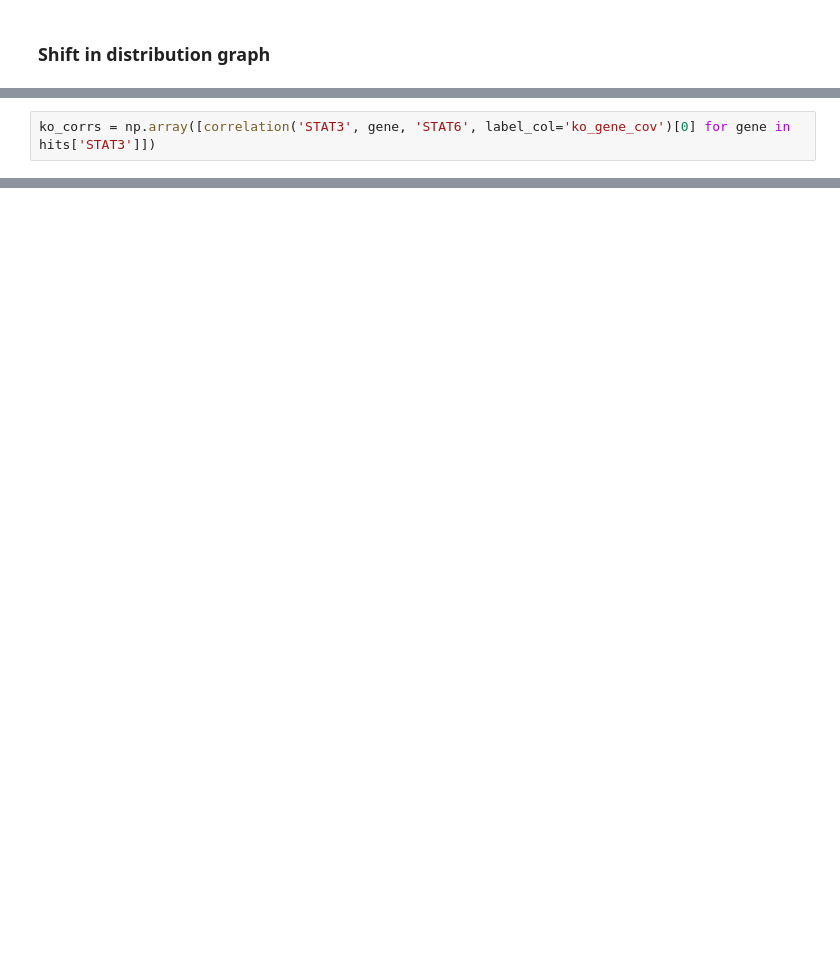
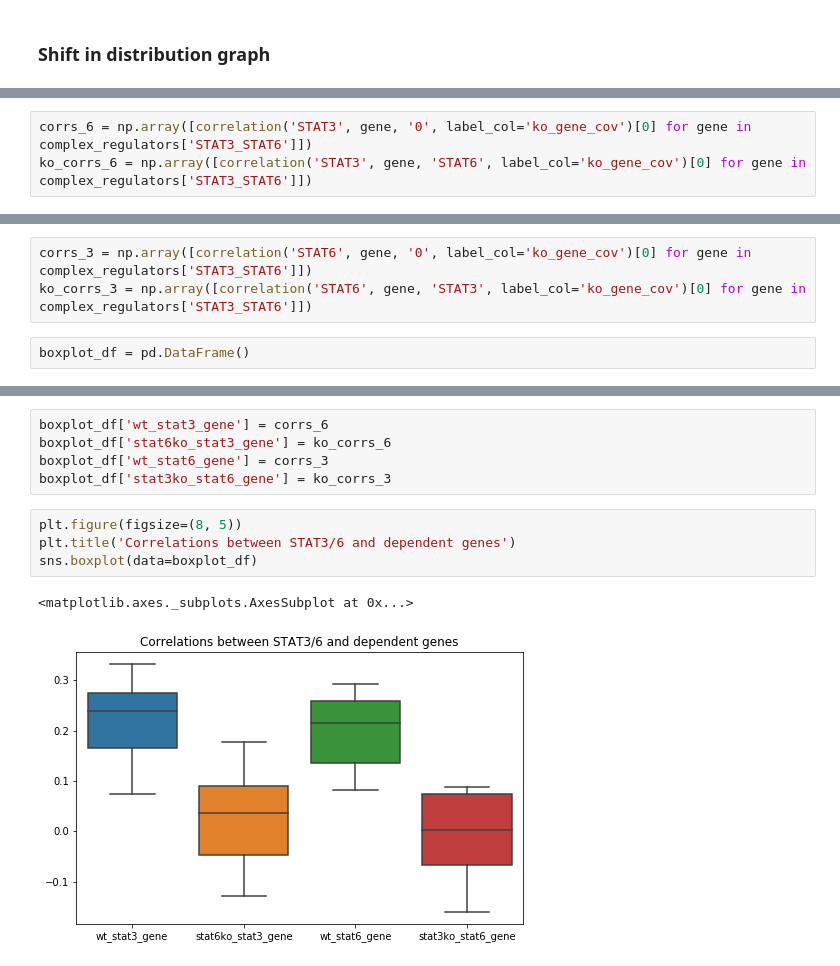
Before and after one commit to mincheoly/scVI-extensions, a Jupyter notebook: notebooks/covariance_screening.ipynb, the cells around one changed output, grey strips where cells are left out. Saved outputs shown, nothing was run; the diff lists cells and outputs as text; blank space fills up the shorter version.

```diff
--- a/notebooks/covariance_screening.ipynb
+++ b/notebooks/covariance_screening.ipynb
@@ -342,2 +409,3 @@ corrs = np.array([correlation('STAT3', gene, '0', label_col='ko_gene_cov')[0] fo
 # %%
-ko_corrs = np.array([correlation('STAT3', gene, 'STAT6', label_col='ko_gene_cov')[0] for gene in hits['STAT3']])
+corrs_6 = np.array([correlation('STAT3', gene, '0', label_col='ko_gene_cov')[0] for gene in complex_regulators['STAT3_STAT6']])
+ko_corrs_6 = np.array([correlation('STAT3', gene, 'STAT6', label_col='ko_gene_cov')[0] for gene in complex_regulators['STAT3_STAT6']])
@@ -351,0 +412,5 @@ plt.savefig('/Users/mincheolkim/Documents/correlation_distribution_shift.png')
+# %%
+corrs_3 = np.array([correlation('STAT6', gene, '0', label_col='ko_gene_cov')[0] for gene in complex_regulators['STAT3_STAT6']])
+ko_corrs_3 = np.array([correlation('STAT6', gene, 'STAT3', label_col='ko_gene_cov')[0] for gene in complex_regulators['STAT3_STAT6']])
+# %%
+boxplot_df = pd.DataFrame()
@@ -351,0 +431,12 @@ plt.savefig('/Users/mincheolkim/Documents/correlation_distribution_shift.png')
+# %%
+boxplot_df['wt_stat3_gene'] = corrs_6
+boxplot_df['stat6ko_stat3_gene'] = ko_corrs_6
+boxplot_df['wt_stat6_gene'] = corrs_3
+boxplot_df['stat3ko_stat6_gene'] = ko_corrs_3
+# %%
+plt.figure(figsize=(8, 5))
+plt.title('Correlations between STAT3/6 and dependent genes')
+sns.boxplot(data=boxplot_df)
+# %% [output]
+<matplotlib.axes._subplots.AxesSubplot at 0x...>
+[figure, added]
```
Also changed, not shown: parts of 33 cells of this notebook.
